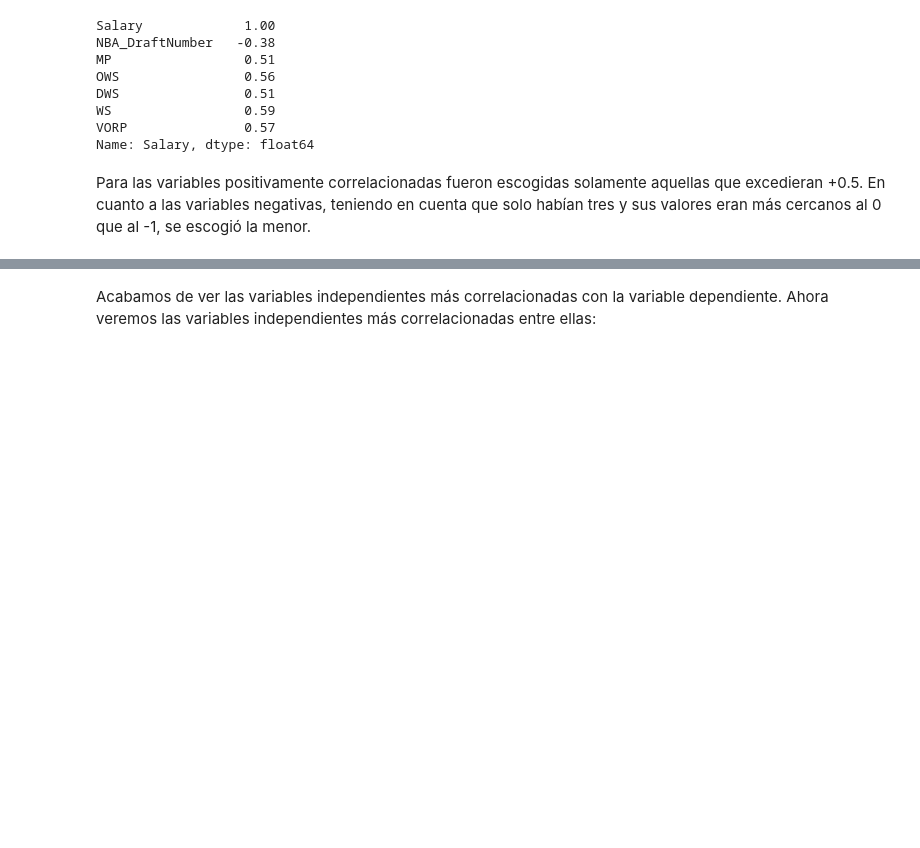
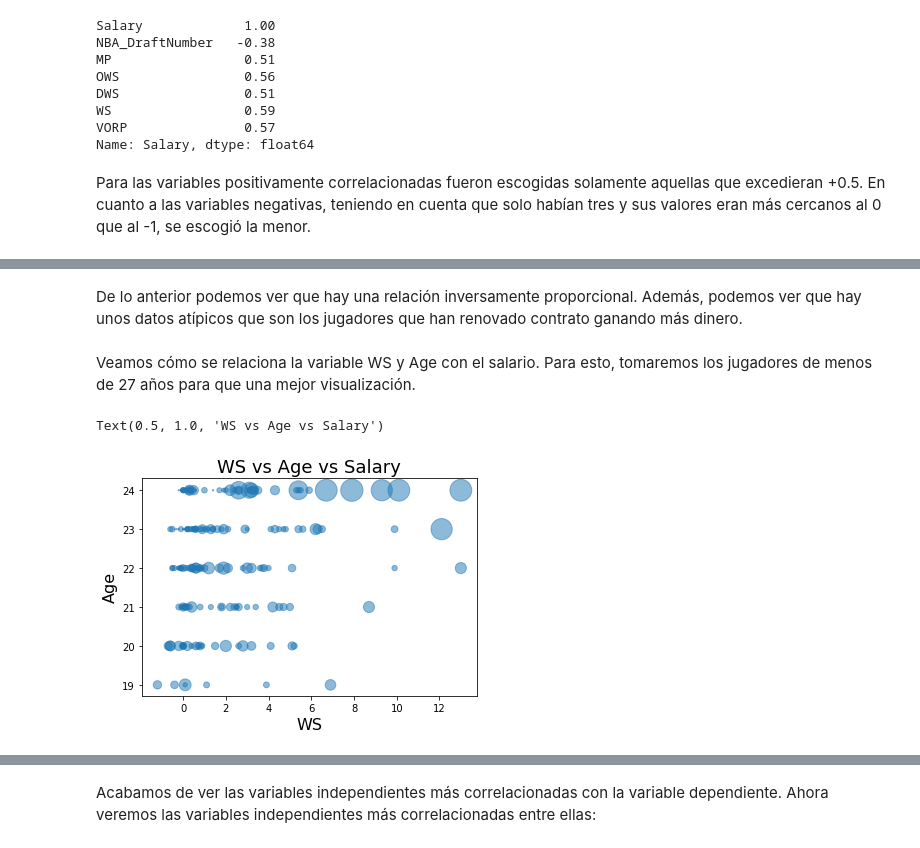
Before and after one commit to cristianm123/NBA_AnalyticsProject, a Jupyter notebook: EDA.ipynb, the cells around one changed output, grey strips where cells are left out. Drawn from its saved outputs; the diff is of its cells as text; code cells hidden in the pictures; blank space fills up the shorter version.

```diff
--- a/EDA.ipynb
+++ b/EDA.ipynb
@@ -254,0 +256,14 @@ Para las variables positivamente correlacionadas fueron escogidas solamente aque
+# %% [markdown]
+De lo anterior podemos ver que hay una relación inversamente proporcional. Además, podemos ver que hay unos datos atípicos que son los jugadores que han renovado contrato ganando más dinero.
+# %% [markdown]
+Veamos cómo se relaciona la variable WS y Age con el salario. Para esto, tomaremos los jugadores de menos de 27 años para que una mejor visualización.
+# %%
+plt.scatter(t['WS'], t['Age'],
+             s=t["Salary"]/50000,
+             alpha=0.5)
+plt.xlabel("WS", size=16)
+plt.ylabel("Age", size=16)
+plt.title("WS vs Age vs Salary", size=18)
+# %% [output]
+Text(0.5, 1.0, 'WS vs Age vs Salary')
+[figure, added]
```
Also changed, not shown: parts of 17 cells of this notebook.
